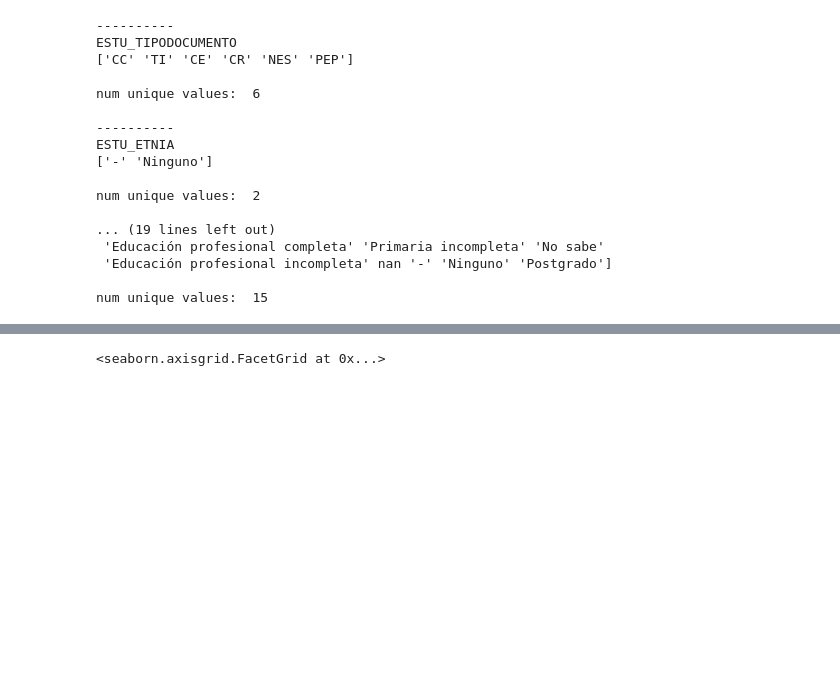
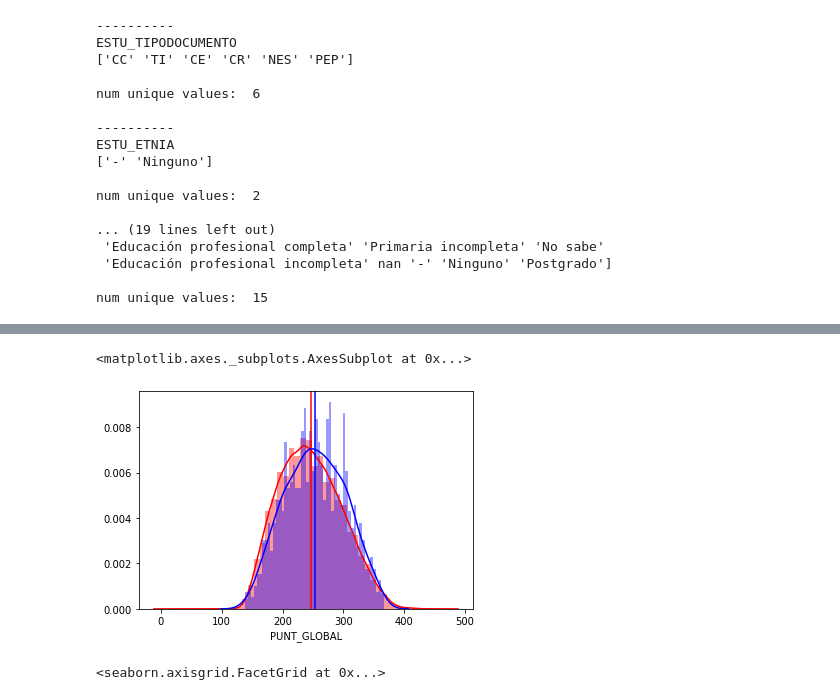
Before and after one commit to alejandracascru/dS4A_team67, a Jupyter notebook: notebooks/1.0-dm-saber-eda.ipynb, the cells around one changed output, grey strips where cells are left out. Saved outputs shown, nothing was run; the diff lists cells and outputs as text; code cells hidden in the pictures; blank space fills up the shorter version.

```diff
--- a/notebooks/1.0-dm-saber-eda.ipynb
+++ b/notebooks/1.0-dm-saber-eda.ipynb
@@ -106,3 +122,13 @@ sns.distplot(saber_copa['PUNT_GLOBAL'], bins=50, color='b')
+# %%
+fig, ax = plt.subplots()
+plt.axvline(saber_otros['PUNT_GLOBAL'].mean(), color='r')
+sns.distplot(saber_otros['PUNT_GLOBAL'], bins=50, color='r')
+
+plt.axvline(saber_copa['PUNT_GLOBAL'].mean(), color='b')
+sns.distplot(saber_copa['PUNT_GLOBAL'], bins=50, color='b')
+# %% [output]
+<matplotlib.axes._subplots.AxesSubplot at 0x...>
+[figure, added]
 # %%
 sns.catplot(x = 'PUNT_GLOBAL', y = 'FAMI_EDUCACIONMADRE', kind='box', data=saber_copa, height=7, aspect = 1.3)
 # %% [output]
```
Also changed, not shown: parts of 5 cells of this notebook.
